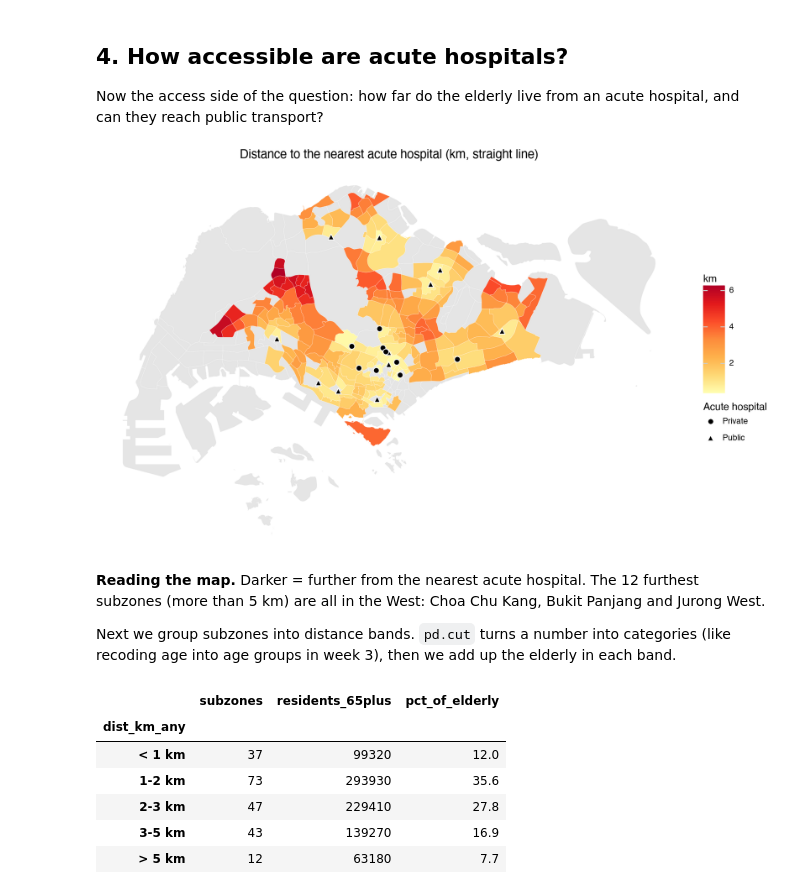
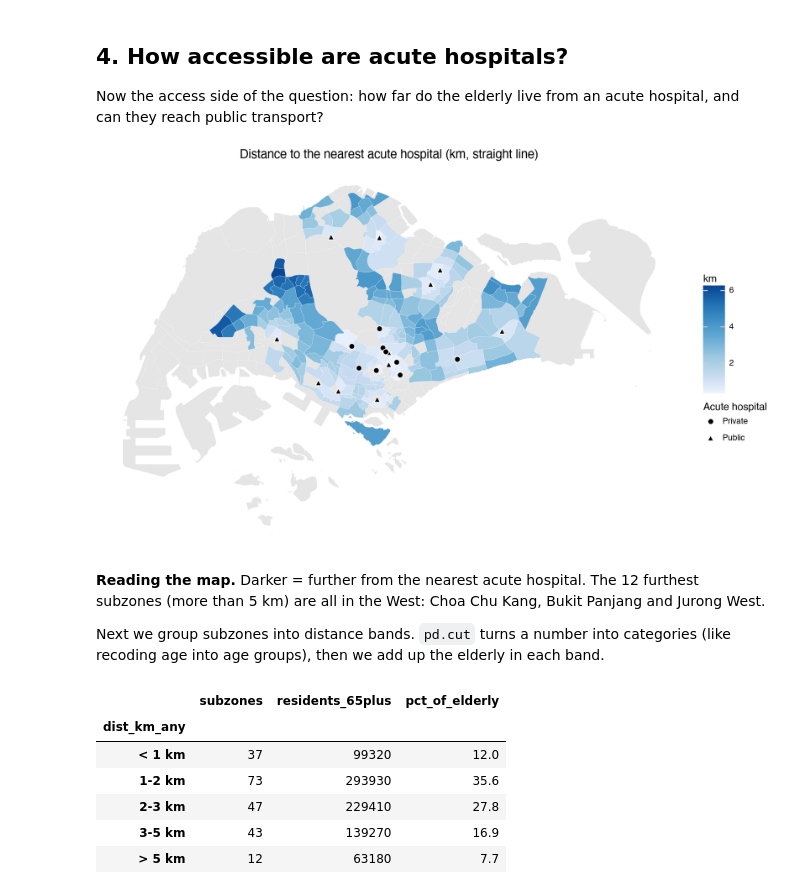
Before and after one commit to yeo-yu-ann31/HS4002-Corgi-Group-Project, a Jupyter notebook: code/Version_2.ipynb, the cells around one changed output. Saved outputs shown, nothing was run; the diff lists cells and outputs as text; code cells hidden in the pictures.

```diff
--- a/code/Version_2.ipynb
+++ b/code/Version_2.ipynb
@@ -87,5 +58,5 @@ both Mac and Windows).
 # %%
-%pip install -r code/packages.txt
+%pip install -q --disable-pip-version-check -r packages.txt
 
 import warnings
 from pathlib import Path
@@ -98,8 +69,10 @@ from scipy import stats
 
 warnings.filterwarnings("ignore")
 
-RAW = Path("data/raw")
-PROCESSED = Path("data/processed")
-FIGURES = Path("output/figures")
-TABLES = Path("output/tables")
+RAW = Path("../data/raw")
+PROCESSED = Path("../data/processed")
+FIGURES = Path("../output/figures/Version_2")
+TABLES = Path("../output/tables/Version_2")
+for d in (PROCESSED, FIGURES, TABLES):
+    d.mkdir(parents=True, exist_ok=True)
 # %% [output]
@@ -127,7 +84,7 @@ We read only the columns we need (`usecols`) and make a shorter region name, e.g
 `"North-East"`. Each row is one subzone; there should be 212 rows.
 # %%
 cols = ["planning_area", "subzone", "REGION_N", "pop", "pop65", "pct65", "dist_km_any", "nearest_any",
-        "dist_km_public", "nearest_public", "pct_pt_access", "pop65_no_pt", "pct_1_2room"]
+        "dist_km_public", "nearest_public", "pct_pt_access", "pop65_no_pt"]
 df = pd.read_csv(PROCESSED / "subzone_elderly_access.csv", usecols=cols)
 df["region"] = df.REGION_N.str.replace(" REGION", "").str.title()
 print(df.shape)
@@ -297,15 +244,18 @@ share = (crosstab["High elderly"] / crosstab.sum(axis=1) * 100).rename("pct").re
 Now the access side of the question: how far do the elderly live from an acute hospital, and can they
 reach public transport?
 # %%
-subzone_map("dist_km_any", "Distance to the nearest acute hospital (km, straight line)", "km")
+figure_2 = subzone_map("dist_km_any", "Distance to the nearest acute hospital (km, straight line)", "km",
+    ) + p9.scale_fill_distiller(palette="Blues", direction=1)
+figure_2.save(FIGURES / "02_map_distance", dpi=200)
+figure_2.show()
 # %% [output]
-[figure, old version]
+[figure, new version]
 # %% [markdown]
 **Reading the map.** Darker = further from the nearest acute hospital. The 12 furthest subzones (more than
 5 km) are all in the West: Choa Chu Kang, Bukit Panjang and Jurong West.
 
 Next we group subzones into distance bands. `pd.cut` turns a number into categories (like recoding age into
-age groups in week 3), then we add up the elderly in each band.
+age groups), then we add up the elderly in each band.
 # %%
 bands = pd.cut(df.dist_km_any, [0, 1, 2, 3, 5, np.inf], labels=["< 1 km", "1-2 km", "2-3 km", "3-5 km", "> 5 km"])
 access_bands = df.groupby(bands).agg(subzones=("subzone", "size"), residents_65plus=("pop65", "sum"))
```
Also changed, not shown: parts of 38 cells of this notebook.
